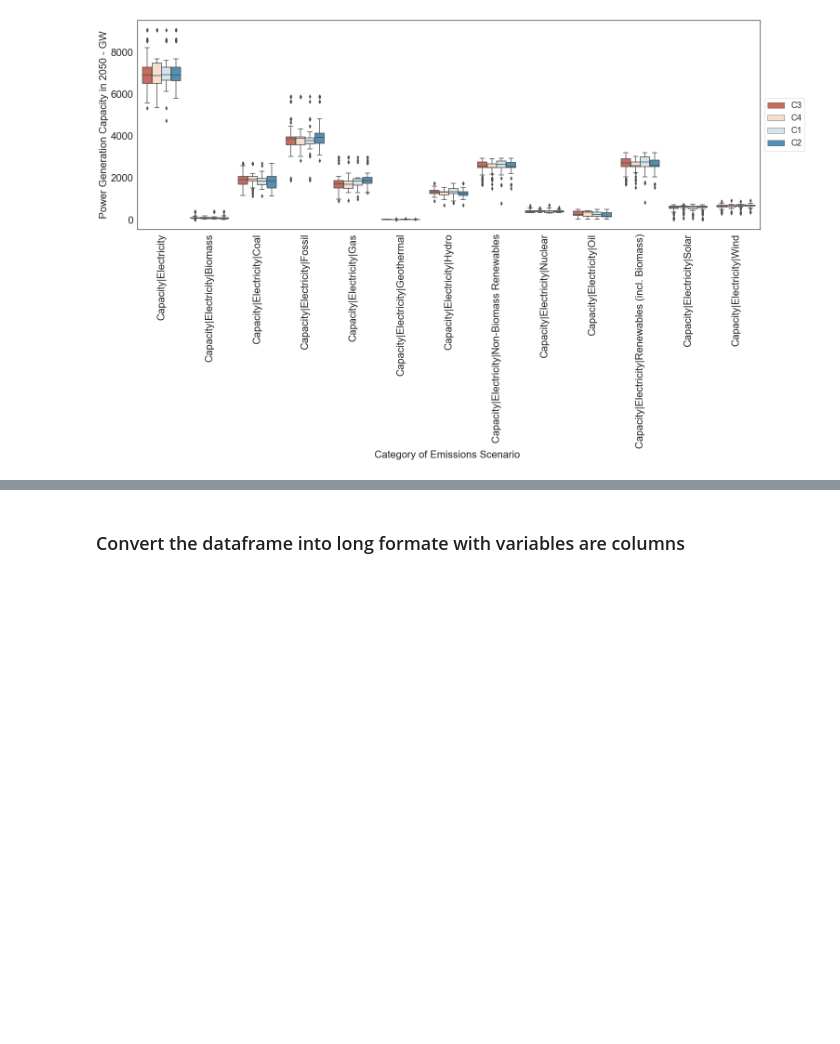
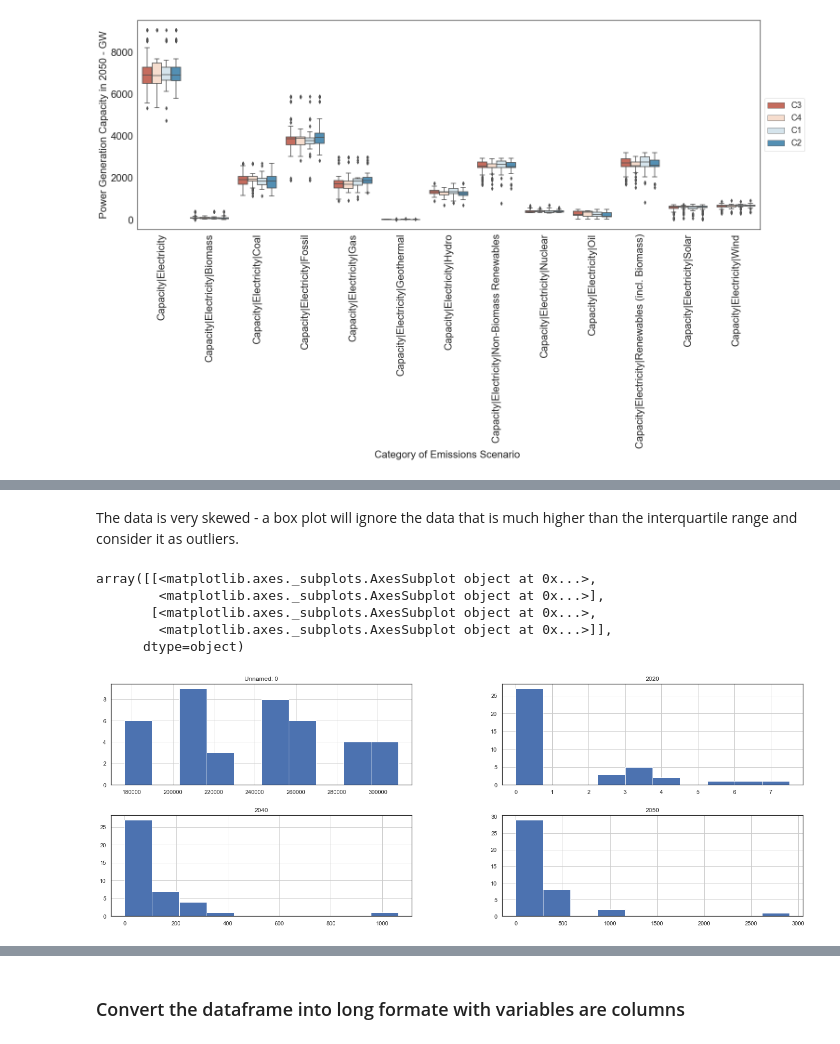
Before and after one commit to muadelm/IPCC_Scenarios, a Jupyter notebook: demand_emissions_categories/IPCC_demand_emissions_categories_24August2022.ipynb, the cells around one changed output, grey strips where cells are left out. Drawn from its saved outputs; the diff is of its cells as text; code cells hidden in the pictures; blank space fills up the shorter version.

```diff
--- a/demand_emissions_categories/IPCC_demand_emissions_categories_24August2022.ipynb
+++ b/demand_emissions_categories/IPCC_demand_emissions_categories_24August2022.ipynb
@@ -359,0 +396,2 @@ plt.legend(prop={'size': 18}, loc='center left', bbox_to_anchor=(1, 0.5))
+# %%
+ipcc_h2_group = ipcc_h2.groupby(['Variable', 'Category']).mean().reset_index()
@@ -359,0 +413,11 @@ plt.legend(prop={'size': 18}, loc='center left', bbox_to_anchor=(1, 0.5))
+# %% [markdown]
+The data is very skewed - a box plot will ignore the data that is much higher than the interquartile range and consider it as outliers.
+# %%
+ipcc_h2_group.hist()
+# %% [output]
+array([[<matplotlib.axes._subplots.AxesSubplot object at 0x...>,
+        <matplotlib.axes._subplots.AxesSubplot object at 0x...>],
+       [<matplotlib.axes._subplots.AxesSubplot object at 0x...>,
+        <matplotlib.axes._subplots.AxesSubplot object at 0x...>]],
+      dtype=object)
+[figure, added]
```
Also changed, not shown: parts of 16 cells of this notebook.
